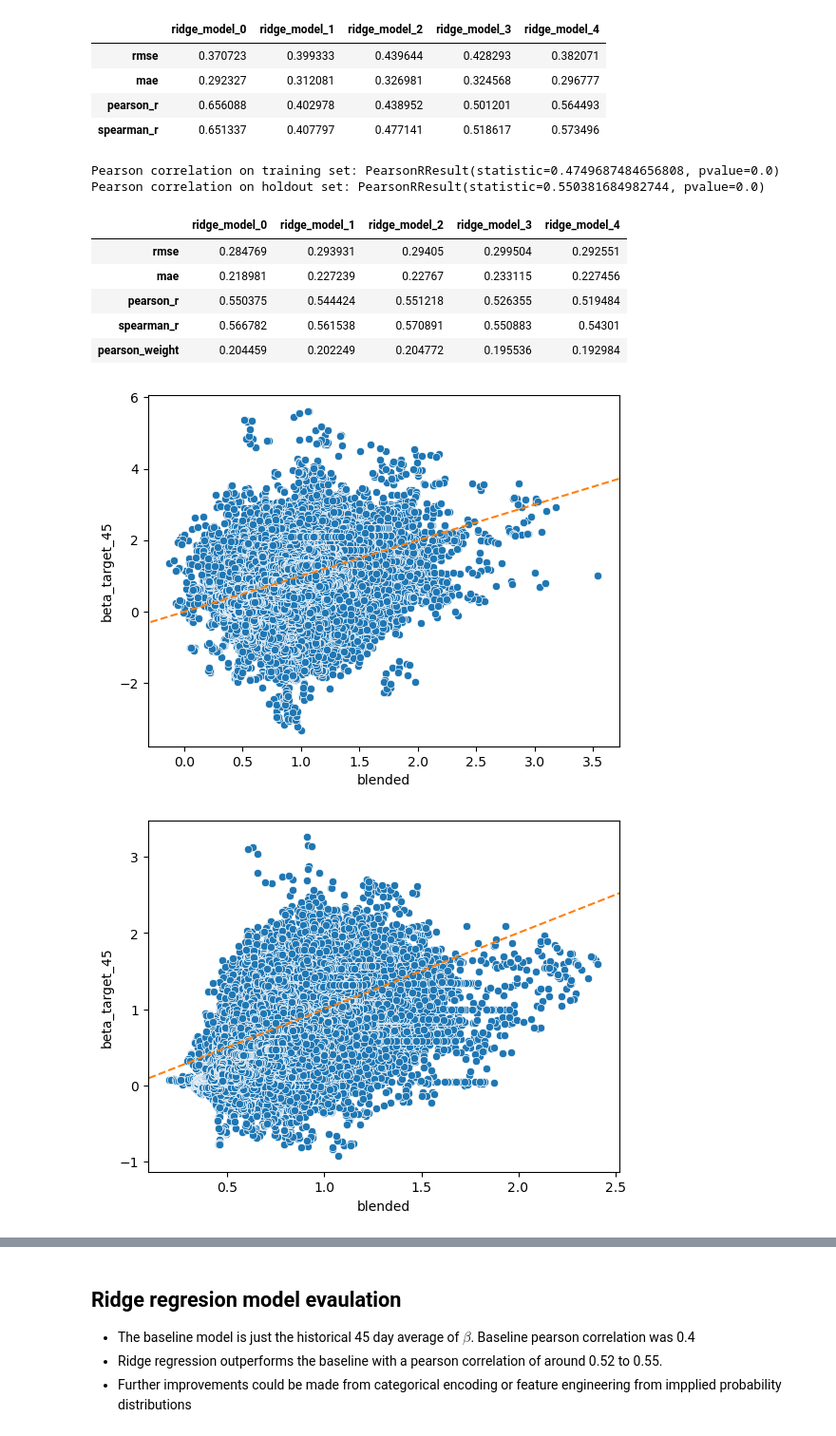
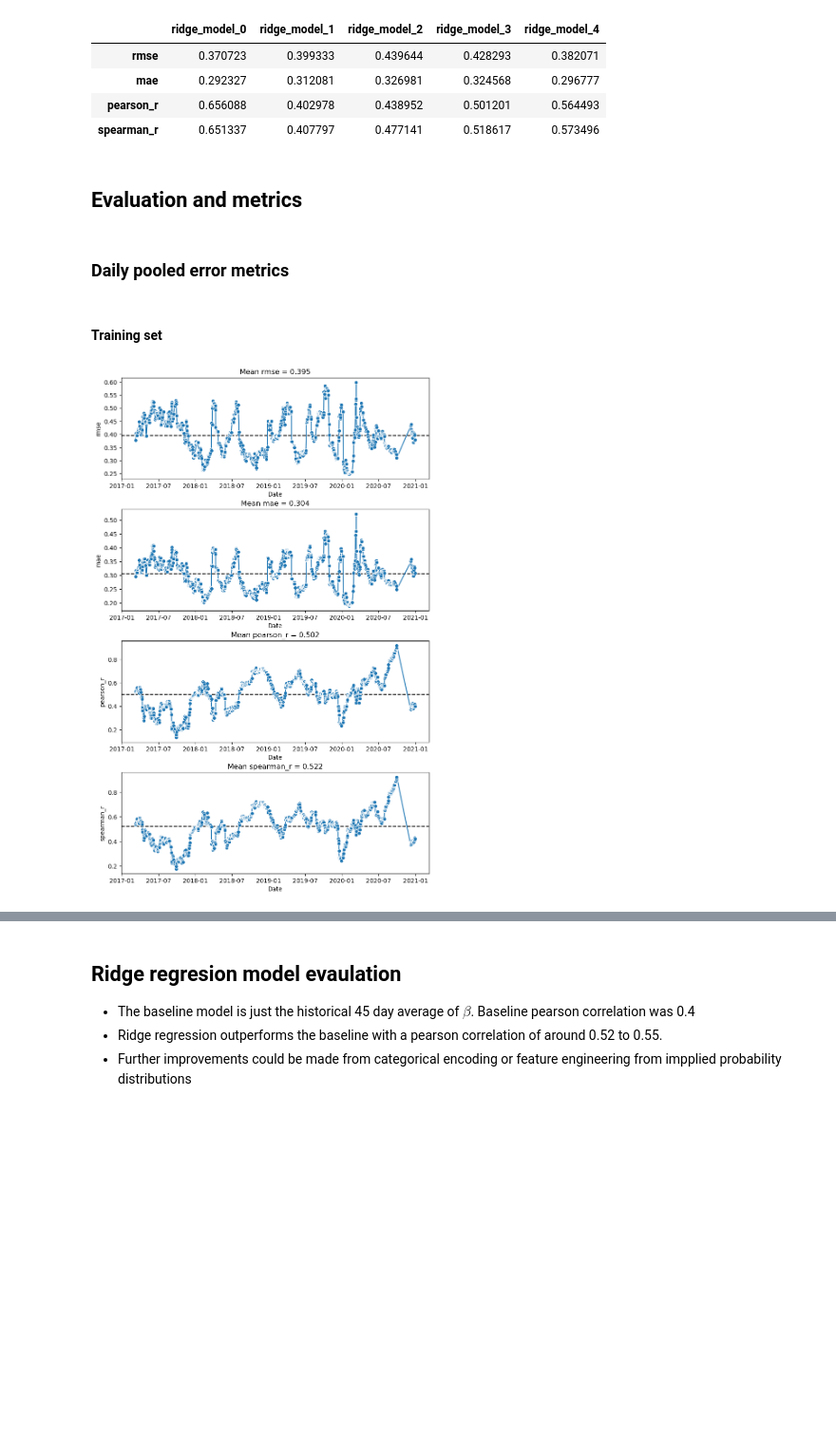
Before and after one commit to FlyingCurryMonster/JPY-equities, a Jupyter notebook: beta-forecasting.ipynb, the cells around one changed output, grey strips where cells are left out. Shown at 95% size. Cells and saved outputs as stored; diff of their text form; code cells hidden in the pictures; blank space fills up the shorter version.

Commit message:
added pooled error metrics

```diff
--- a/beta-forecasting.ipynb
+++ b/beta-forecasting.ipynb
@@ -944,24 +925,20 @@ display(metrics_df_ridge)
 | mae | 0.292327 | 0.312081 | 0.326981 | 0.324568 | 0.296777 |
 | pearson_r | 0.656088 | 0.402978 | 0.438952 | 0.501201 | 0.564493 |
 | spearman_r | 0.651337 | 0.407797 | 0.477141 | 0.518617 | 0.573496 |
+# %% [markdown]
+## Evaluation and metrics
 # %%
 
-metrics_df_ridge.loc['pearson_weight'] = metrics_df_ridge.loc['pearson_r'] / metrics_df_ridge.loc['pearson_r'].sum()
+model_metrics.loc['pearson_weight'] = model_metrics.loc['pearson_r'] / model_metrics.loc['pearson_r'].sum()
 
-train_predictions_ridge['blended'] = (train_predictions_ridge * metrics_df_ridge.loc['pearson_weight']).sum(axis=1)
-
-fig, ax = plt.subplots()
-
-sns.scatterplot(x=train_predictions_ridge['blended'], y=y, ax=ax)
-ax.set_xlim(ax.get_xlim())
-ax.set_ylim(ax.get_ylim())
-ax.plot([y.min(), y.max()], [y.min(), y.max()], '--', color='tab:orange')
-
-pearson_train = pearsonr(train_predictions_ridge['blended'], y.dropna())
-print(f"Pearson correlation on training set: {pearson_train}")
+train_predictions_ridge['blended_prediction'] = (train_predictions_ridge * model_metrics.loc['pearson_weight']).sum(axis=1)
+train_predictions_ridge['actual'] = y
 
 holdout_predictions_ridge = pd.DataFrame(columns=ridge_model_names, index=y_holdout.index)
-holdout_metrics_ridge = pd.DataFrame(index=metrics_df_ridge.index, columns=metrics_df_ridge.columns)
+holdout_metrics_ridge = pd.DataFrame(index=model_metrics.index, columns=model_metrics.columns)
+
+
+
 
 for key in ridge_models.keys():
     model = ridge_models[key]
@@ -975,27 +952,10 @@ for key in ridge_models.keys():
 
 holdout_metrics_ridge.loc['pearson_weight'] = holdout_metrics_ridge.loc['pearson_r'] / holdout_metrics_ridge.loc['pearson_r'].sum()
 
-holdout_predictions_ridge['blended'] = (holdout_predictions_ridge * holdout_metrics_ridge.loc['pearson_weight']).sum(axis=1)
+holdout_predictions_ridge['blended_prediction'] = (holdout_predictions_ridge * holdout_metrics_ridge.loc['pearson_weight']).sum(axis=1)
+holdout_predictions_ridge['actual'] = y_holdout
 
-fig, ax = plt.subplots()
 
-sns.scatterplot(x=holdout_predictions_ridge['blended'], y=y_holdout, ax=ax)
-ax.set_xlim(ax.get_xlim())
-ax.set_ylim(ax.get_ylim())
-ax.plot([y_holdout.min(), y_holdout.max()], [y_holdout.min(), y_holdout.max()], '--', color='tab:orange')
-
-pearson_holdout = pearsonr(holdout_predictions_ridge['blended'], y_holdout)
-print(f"Pearson correlation on holdout set: {pearson_holdout}")
-
-display(holdout_metrics_ridge)
+metrics_time = pd.DataFrame(index = train_predictions_ridge.index.get_level_values('Date').unique())
-# %% [output]
-Pearson correlation on training set: PearsonRResult(statistic=0.4749687484656808, pvalue=0.0)
-Pearson correlation on holdout set: PearsonRResult(statistic=0.550381684982744, pvalue=0.0)
-|  | ridge_model_0 | ridge_model_1 | ridge_model_2 | ridge_model_3 | ridge_model_4 |
-| rmse | 0.284769 | 0.293931 | 0.29405 | 0.299504 | 0.292551 |
-| mae | 0.218981 | 0.227239 | 0.22767 | 0.233115 | 0.227456 |
-| pearson_r | 0.550375 | 0.544424 | 0.551218 | 0.526355 | 0.519484 |
-| spearman_r | 0.566782 | 0.561538 | 0.570891 | 0.550883 | 0.54301 |
-| pearson_weight | 0.204459 | 0.202249 | 0.204772 | 0.195536 | 0.192984 |
-[figure, removed]
-[figure, removed]
+# %% [markdown]
+### Daily pooled error metrics
@@ -1001,0 +1015,6 @@ Pearson correlation on holdout set: PearsonRResult(statistic=0.550381684982744,
+# %% [markdown]
+#### Training set
+# %%
+plot_time_metrics(ridge_training_metrics_time)
+# %% [output]
+[figure, added]
```
Also changed, not shown: parts of 10 cells of this notebook.
